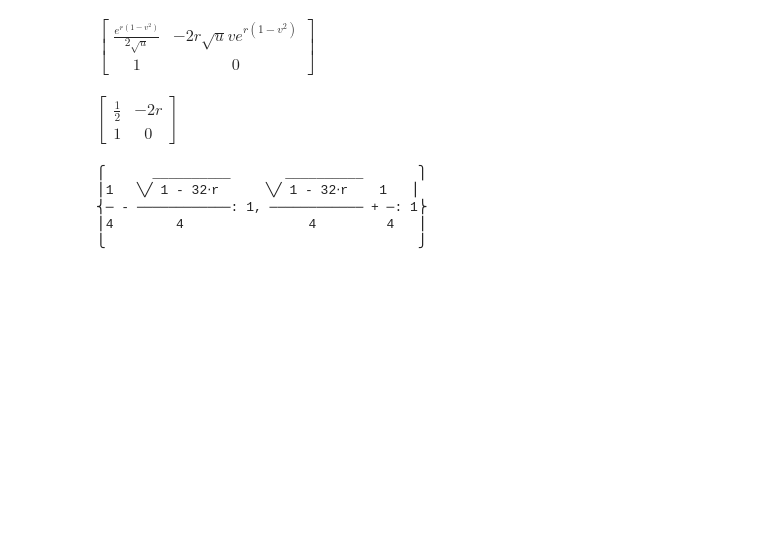
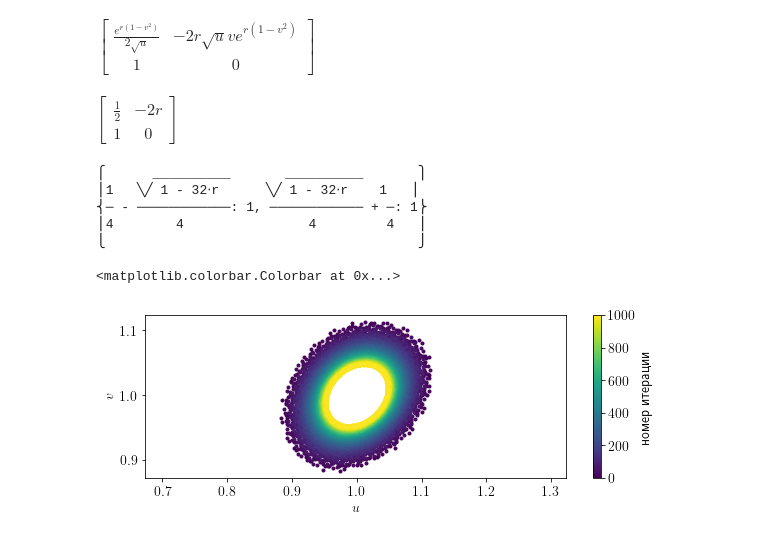
Before and after one commit to igudav/biomath_discrete, a Jupyter notebook: code/two_step.ipynb, the cells around one changed output. Cells and saved outputs as stored; diff of their text form; code cells hidden in the pictures; blank space fills up the shorter version.

```diff
--- a/code/two_step.ipynb
+++ b/code/two_step.ipynb
@@ -8,6 +8,8 @@ from tqdm import tqdm
 %matplotlib inline
 mpl.rc('text', usetex=True)
 mpl.rc('font', size=14)
+mpl.rc('text.latex', preamble='\\usepackage[utf8]{inputenc}')
+mpl.rc('text.latex', preamble='\\usepackage[russian]{babel}')
 # %%
 u, v, r = sp.symbols('u v r', nonnegative=True)
 g = sp.sqrt(u) * sp.exp(r * (1 - v**2))
@@ -32,3 +34,24 @@ sp.pprint(Jac_st.eigenvals())
 ⎨─ - ────────────: 1, ──────────── + ─: 1⎬
 ⎪4        4                4         4   ⎪
 ⎩                                        ⎭
+# %%
+g_lam = sp.lambdify((u, v, r), g, 'numpy')
+# %%
+phi = np.arange(0, 1.9 * np.pi, 0.1 * np.pi)
+u = 0.1 * np.cos(phi) + 1
+v = 0.1 * np.sin(phi) + 1
+n_iter = 1000
+cmap = plt.get_cmap(lut=n_iter)
+fig, ax = plt.subplots(figsize=(9.44882, 3))
+
+for i in range(n_iter):
+    ax.plot(u, v, '.', c=cmap.colors[i])
+    (u, v) = (g_lam(u, v, 0.5), u)
+
+ax.axis('equal')
+ax.set_xlabel(r'$u$')
+ax.set_ylabel(r'$v$')
+fig.colorbar(mpl.cm.ScalarMappable(mpl.colors.Normalize(0, n_iter), cmap), label=r'номер итерации')
+# %% [output]
+<matplotlib.colorbar.Colorbar at 0x...>
+[figure, added]
```
Also changed, not shown: parts of 3 cells of this notebook, 10 other files.
